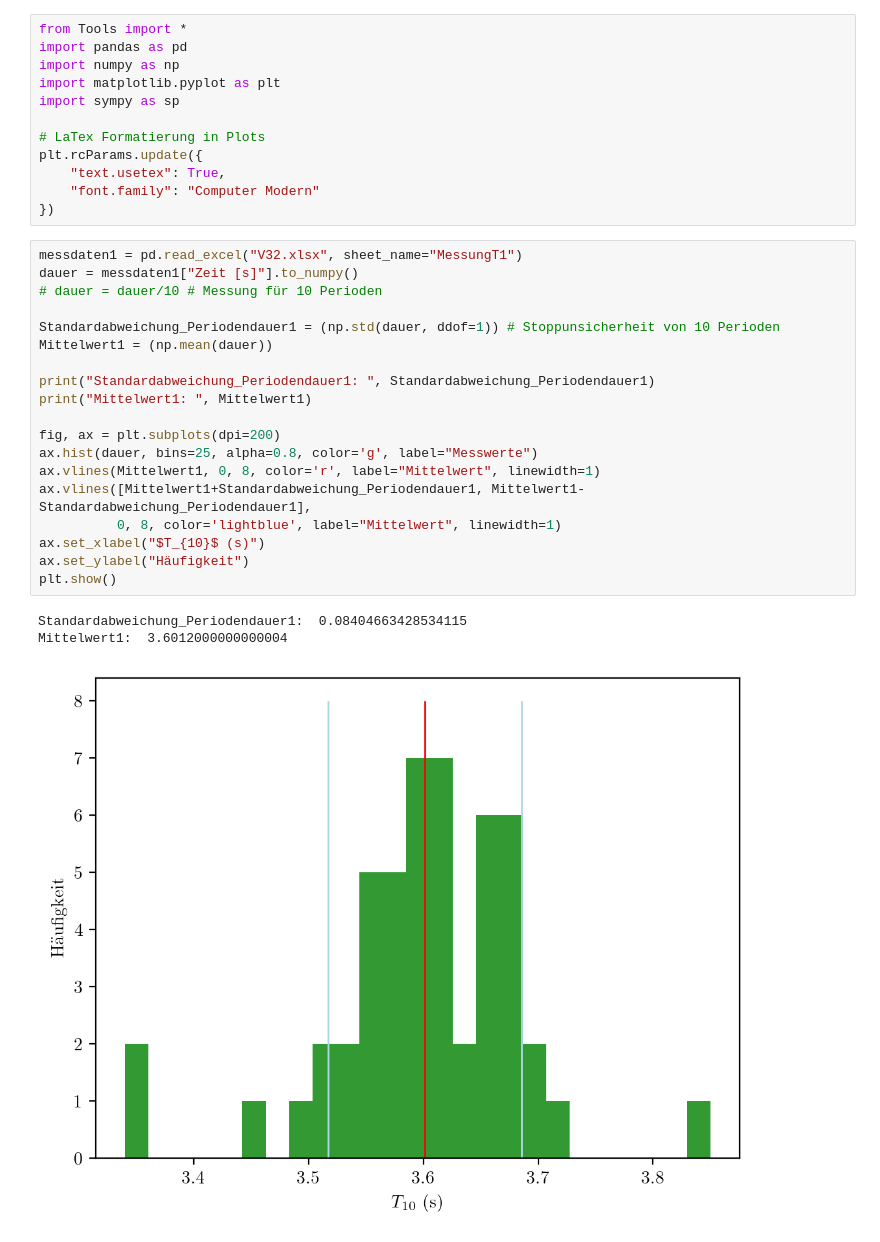
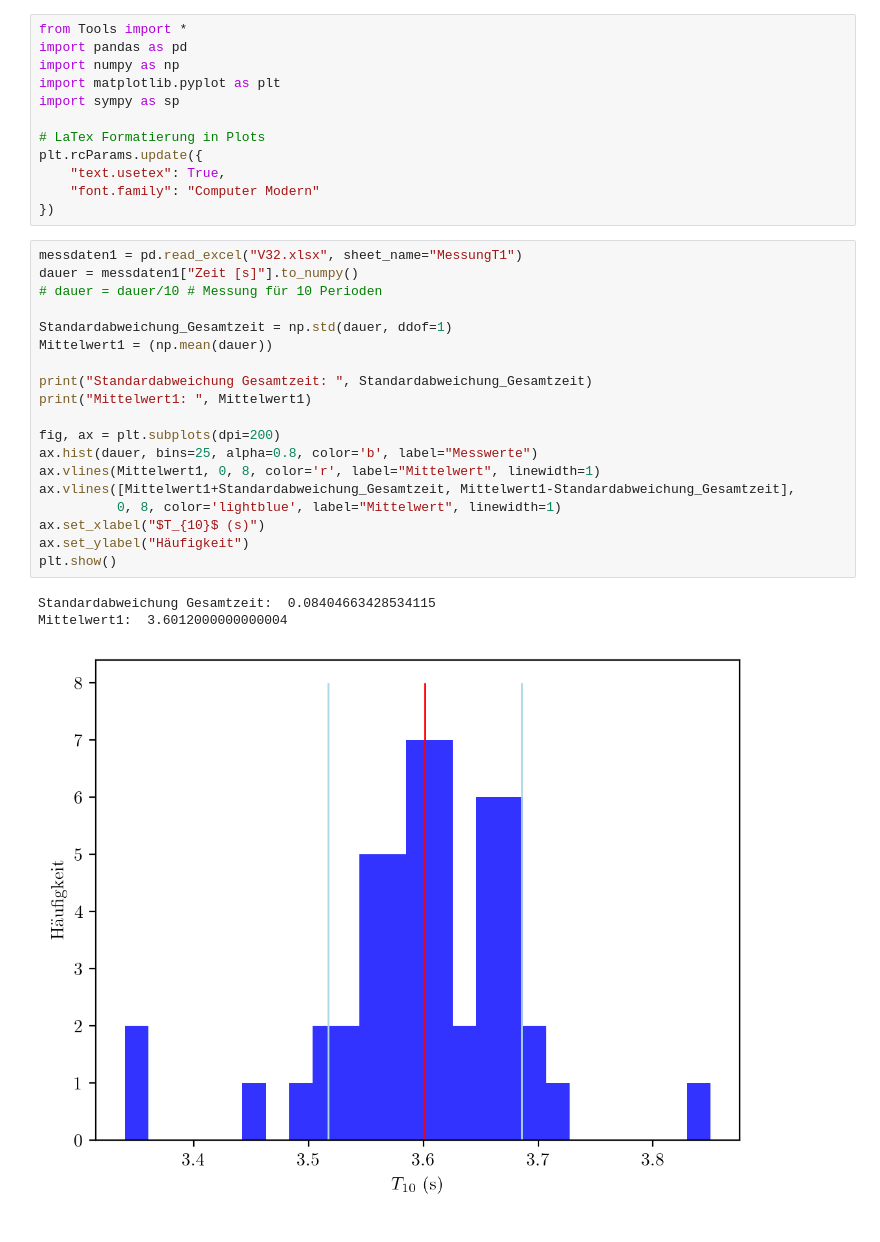
Before and after one commit to OGentner/AP1-Gruppe-143, a Jupyter notebook: V32_Auswertung.ipynb, the cells around one changed output. Cells and saved outputs as stored; diff of their text form.

```diff
--- a/V32_Auswertung.ipynb
+++ b/V32_Auswertung.ipynb
@@ -13,26 +13,26 @@ plt.rcParams.update({
 # %%
 messdaten1 = pd.read_excel("V32.xlsx", sheet_name="MessungT1")
 dauer = messdaten1["Zeit [s]"].to_numpy()
 # dauer = dauer/10 # Messung für 10 Perioden
 
-Standardabweichung_Periodendauer1 = (np.std(dauer, ddof=1)) # Stoppunsicherheit von 10 Perioden
+Standardabweichung_Gesamtzeit = np.std(dauer, ddof=1)
 Mittelwert1 = (np.mean(dauer))
 
-print("Standardabweichung_Periodendauer1: ", Standardabweichung_Periodendauer1)
+print("Standardabweichung Gesamtzeit: ", Standardabweichung_Gesamtzeit)
 print("Mittelwert1: ", Mittelwert1)
 
 fig, ax = plt.subplots(dpi=200)
-ax.hist(dauer, bins=25, alpha=0.8, color='g', label="Messwerte")
+ax.hist(dauer, bins=25, alpha=0.8, color='b', label="Messwerte")
 ax.vlines(Mittelwert1, 0, 8, color='r', label="Mittelwert", linewidth=1)
-ax.vlines([Mittelwert1+Standardabweichung_Periodendauer1, Mittelwert1-Standardabweichung_Periodendauer1],
+ax.vlines([Mittelwert1+Standardabweichung_Gesamtzeit, Mittelwert1-Standardabweichung_Gesamtzeit],
           0, 8, color='lightblue', label="Mittelwert", linewidth=1)
 ax.set_xlabel("$T_{10}$ (s)")
 ax.set_ylabel("Häufigkeit")
 plt.show()
 # %% [output]
-Standardabweichung_Periodendauer1:  0.08404663428534115
+Standardabweichung Gesamtzeit:  0.08404663428534115
 Mittelwert1:  3.6012000000000004
-[figure, old version]
+[figure, new version]
 # %%
 # messdaten2 = pd.read_excel("V32.xlsx", sheet_name="Messung2")
 messdaten2 = pd.read_excel("V32.xlsx", sheet_name="Helium")
```
Also changed, not shown: parts of 6 cells of this notebook.
